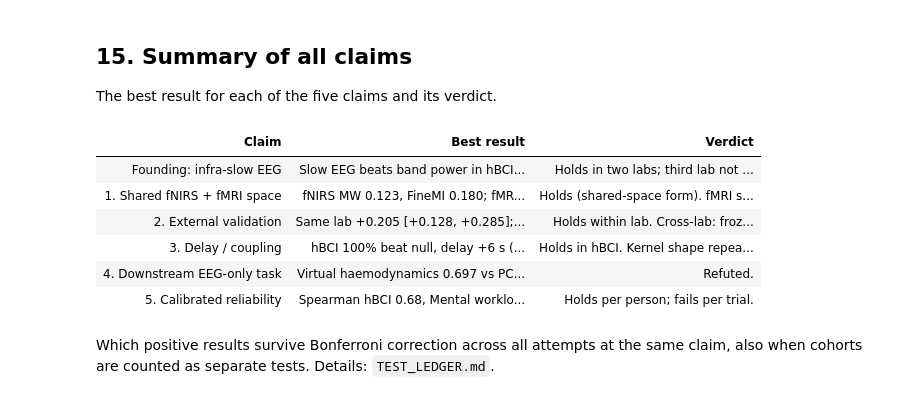
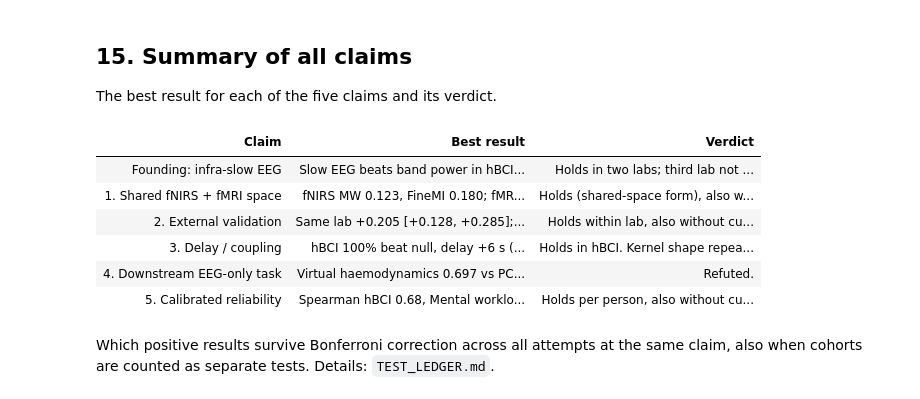
Before and after one commit to muntasirhossain2003/Cross-Modal-Prediction-of-fNIRS-Haemodynamics-From-Infra-Slow-EEG, a Jupyter notebook: merge/NeuroVascNet_Full.ipynb, the cells around one changed output. Saved outputs shown, nothing was run; the diff lists cells and outputs as text; code cells hidden in the pictures.

Commit message:
Add P14 result: Claims 1, 2 and 5 hold without cue alignment, within-lab transfer holds without the closest pairs, Claim 5 does not reach its rule in the third lab

```diff
--- a/merge/NeuroVascNet_Full.ipynb
+++ b/merge/NeuroVascNet_Full.ipynb
@@ -6351,26 +6659,26 @@ The best result for each of the five claims and its verdict.
 # %%
 c1m, c1f = J("claim1_fresh_mental_workload_results.json"), J("claim1_fresh_finemi_results.json")
 ext = J("external_claim2_results.json")["hbci_to_mental_workload"]
 t2, bp, sm = J("nvc_transfer2_results.json"), J("nvc_bandpower_results.json"), J("nvc_delay_smooth_results.json")
 rep = J("downstream_repr_nlab0_results.json")["hbci_MI_left_right (primary)"]["mean_acc"]
 rel = J("calib_reliability_results.json")
 cal = t2["calibrated | finemi"]
 table([
  ["Founding: infra-slow EEG", "Slow EEG beats band power in hBCI, mental workload and FineMI, also without cue alignment (P13). Third lab: declared test cannot detect it; exploratory window test finds nothing (n = 15)", "<b>Holds in two labs; third lab not established.</b>"],
- ["1. Shared fNIRS + fMRI space", f"fNIRS MW {c1m['fnirs']['joint']['r_subject']:.3f}, FineMI {c1f['fnirs']['joint']['r_subject']:.3f}; fMRI {c1m['fmri']['joint']['r_subject']:.3f}", "<b>Holds</b> (shared-space form). fMRI supervision does not improve fNIRS."],
- ["2. External validation", f"Same lab {ext['r_subject']:+.3f} {ci(ext['ci_low'], ext['ci_high'])}; other lab, calibrated {cal['diff']:+.3f} {ci(*cal['ci'])}", "<b>Holds within lab.</b> Cross-lab: frozen fails, calibrated nominal in FineMI and not reproduced in the third lab."],
+ ["1. Shared fNIRS + fMRI space", f"fNIRS MW {c1m['fnirs']['joint']['r_subject']:.3f}, FineMI {c1f['fnirs']['joint']['r_subject']:.3f}; fMRI {c1m['fmri']['joint']['r_subject']:.3f}", "<b>Holds</b> (shared-space form), also without cue alignment. fMRI supervision does not improve fNIRS."],
+ ["2. External validation", f"Same lab {ext['r_subject']:+.3f} {ci(ext['ci_low'], ext['ci_high'])}; other lab, calibrated {cal['diff']:+.3f} {ci(*cal['ci'])}", "<b>Holds within lab</b>, also without cue alignment and without the closest pairs. Cross-lab: frozen fails, calibrated nominal in FineMI and not reproduced in the third lab."],
  ["3. Delay / coupling", f"hBCI {bp['hbci']['frac_beating_null']:.0%} beat null, delay {bp['hbci']['median_delay_s']:+.0f} s (EEG first); delay repeats {sm['hbci | raw']['agree_2s']:.0%} vs {sm['hbci | raw']['chance']:.0%} chance", "<b>Holds in hBCI.</b> Kernel shape repeats in other cohorts; precise delay there is inconclusive."],
  ["4. Downstream EEG-only task", f"Virtual haemodynamics {rep['V']:.3f} vs PCA {rep['PC']:.3f}", "<b>Refuted.</b>"],
- ["5. Calibrated reliability", "Spearman " + ", ".join(f"{COH[c]} {rel[c]['spearman_score_vs_minus_error']:.2f}" for c in COH), "<b>Holds per person</b>; fails per trial."],
+ ["5. Calibrated reliability", "Spearman " + ", ".join(f"{COH[c]} {rel[c]['spearman_score_vs_minus_error']:.2f}" for c in COH), "<b>Holds per person</b>, also without cue alignment; not shown in the third lab. Fails per trial."],
 ], ["Claim", "Best result", "Verdict"])
 # %% [output]
 | Claim | Best result | Verdict |
 | Founding: infra-slow EEG | Slow EEG beats band power in hBCI... | Holds in two labs; third lab not ... |
-| 1. Shared fNIRS + fMRI space | fNIRS MW 0.123, FineMI 0.180; fMR... | Holds (shared-space form). fMRI s... |
-| 2. External validation | Same lab +0.205 [+0.128, +0.285];... | Holds within lab. Cross-lab: froz... |
+| 1. Shared fNIRS + fMRI space | fNIRS MW 0.123, FineMI 0.180; fMR... | Holds (shared-space form), also w... |
+| 2. External validation | Same lab +0.205 [+0.128, +0.285];... | Holds within lab, also without cu... |
 | 3. Delay / coupling | hBCI 100% beat null, delay +6 s (... | Holds in hBCI. Kernel shape repea... |
 | 4. Downstream EEG-only task | Virtual haemodynamics 0.697 vs PC... | Refuted. |
-| 5. Calibrated reliability | Spearman hBCI 0.68, Mental worklo... | Holds per person; fails per trial. |
+| 5. Calibrated reliability | Spearman hBCI 0.68, Mental worklo... | Holds per person, also without cu... |
 # %% [markdown]
 Which positive results survive Bonferroni correction across all attempts at the same claim, also when cohorts are counted as separate tests. Details: `TEST_LEDGER.md`.
 # %%
```
Also changed, not shown: parts of 7 cells of this notebook, 19 other files.
